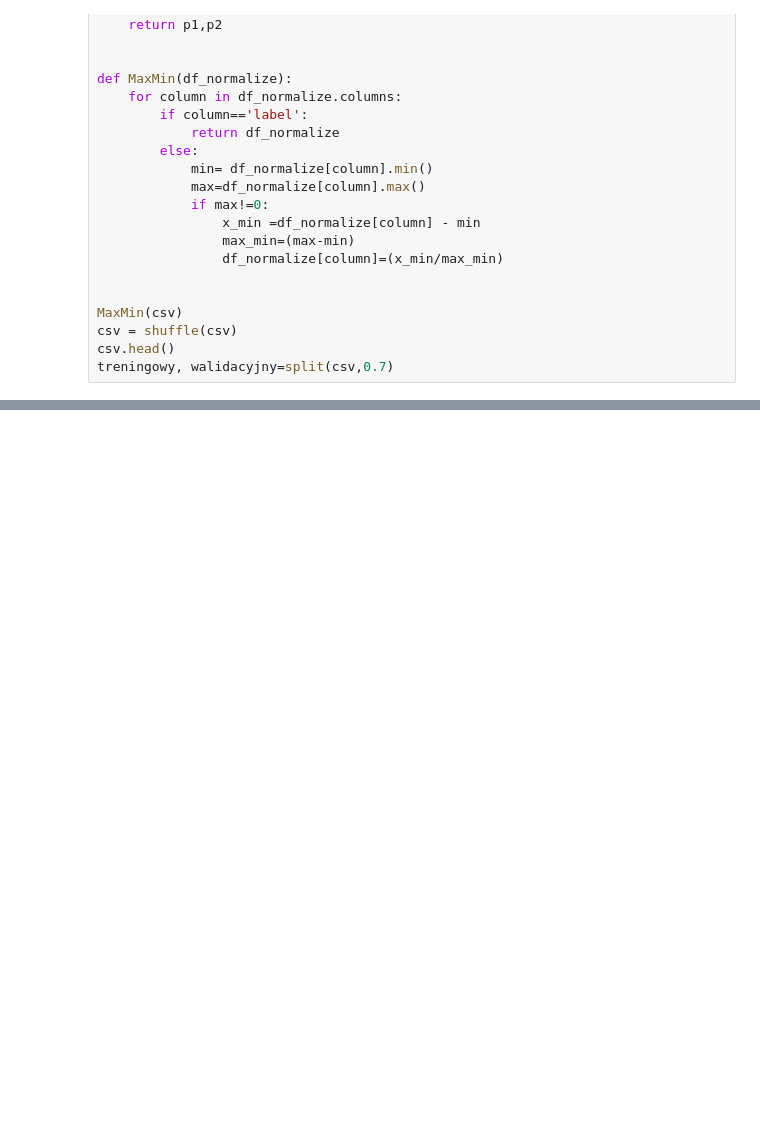
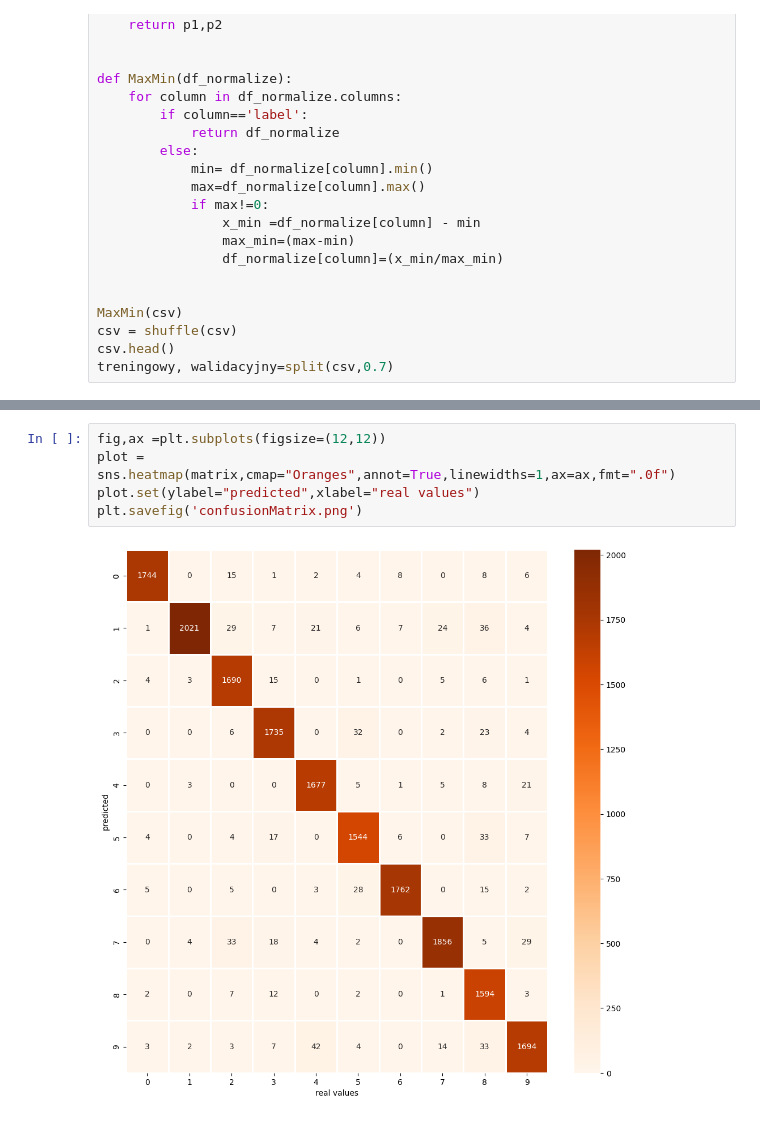
Before and after one commit to w0jd/ropoznawanie-cyfr, a Jupyter notebook: dane.ipynb, the cells around one changed output, grey strips where cells are left out. Cells and saved outputs as stored; diff of their text form; blank space fills up the shorter version.

```diff
--- a/dane.ipynb
+++ b/dane.ipynb
@@ -345,0 +358,7 @@ for i,ax in enumerate(axes.flat):
+# %%
+fig,ax =plt.subplots(figsize=(12,12))
+plot = sns.heatmap(matrix,cmap="Oranges",annot=True,linewidths=1,ax=ax,fmt=".0f")
+plot.set(ylabel="predicted",xlabel="real values")
+plt.savefig('confusionMatrix.png')
+# %% [output]
+[figure, added]
```
Also changed, not shown: parts of 7 cells of this notebook, 4 other files.
